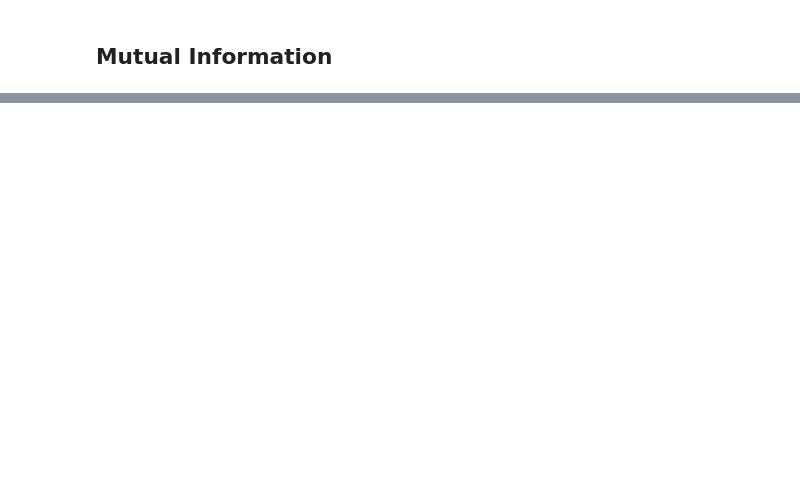
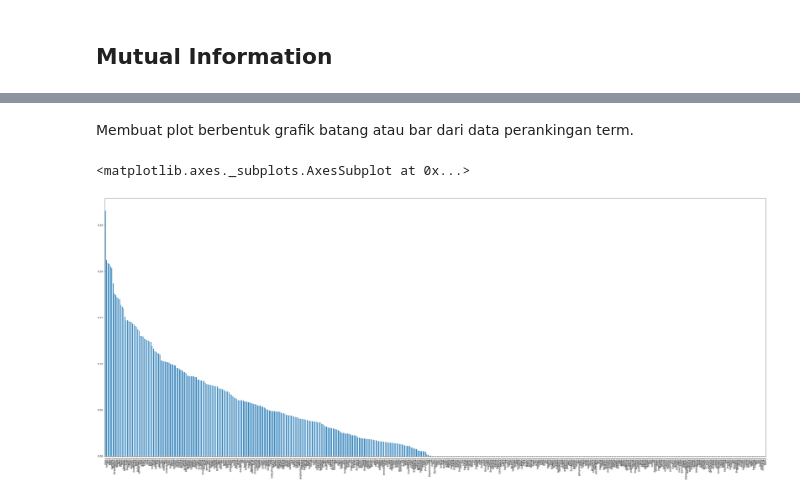
Before and after one commit to faridz-ter/webmining, a Jupyter notebook: _build/jupyter_execute/crawlingTwitter.ipynb, the cells around one changed output, grey strips where cells are left out. Saved outputs shown, nothing was run; the diff lists cells and outputs as text; code cells hidden in the pictures; blank space fills up the shorter version.

```diff
--- a/_build/jupyter_execute/crawlingTwitter.ipynb
+++ b/_build/jupyter_execute/crawlingTwitter.ipynb
@@ -248,0 +320,4 @@ tf
+# %%
+label = pd.read_csv('/content/drive/MyDrive/Web Mining/webmining/dataBocor.csv')
+dataVSM = pd.concat([dataTF.reset_index(), label["label"]], axis=1)
+dataVSM
@@ -289,9 +394,6 @@ df_y = data.iloc[:, 0]
 # %%
 from sklearn.model_selection import train_test_split
-X_train,X_test,Y_train,Y_test=train_test_split(df.drop(labels=['Document Frequency'],axis=1),
-                                               df['Document Frequency'],
-                                               test_size=0.3,
-                                               random_state=0)
-
-from sklearn.feature_selection import mutual_info_classif
-mutual_info=mutual_info_classif(df_x,df_y)
+X_train,X_test,y_train,y_test=train_test_split(dataVSM.drop(labels=['label'], axis=1),
+    dataVSM['label'],
+    test_size=0.3,
+    random_state=0)
@@ -297,0 +423,4 @@ mutual_info=mutual_info_classif(df_x,df_y)
+# %%
+from sklearn.feature_selection import mutual_info_classif
+mutual_info = mutual_info_classif(X_train, y_train)
+mutual_info
@@ -297,0 +447,4 @@ mutual_info=mutual_info_classif(df_x,df_y)
+# %%
+mutual_info = pd.Series(mutual_info)
+mutual_info.index = X_train.columns
+mutual_info.sort_values(ascending=False)
@@ -297,0 +464,7 @@ mutual_info=mutual_info_classif(df_x,df_y)
+# %% [markdown]
+Membuat plot berbentuk grafik batang atau bar dari data perankingan term.
+# %%
+mutual_info.sort_values(ascending=False).plot.bar(figsize=(50, 20))
+# %% [output]
+<matplotlib.axes._subplots.AxesSubplot at 0x...>
+[figure, added]
```
Also changed, not shown: parts of 44 cells of this notebook, 22 other files.
